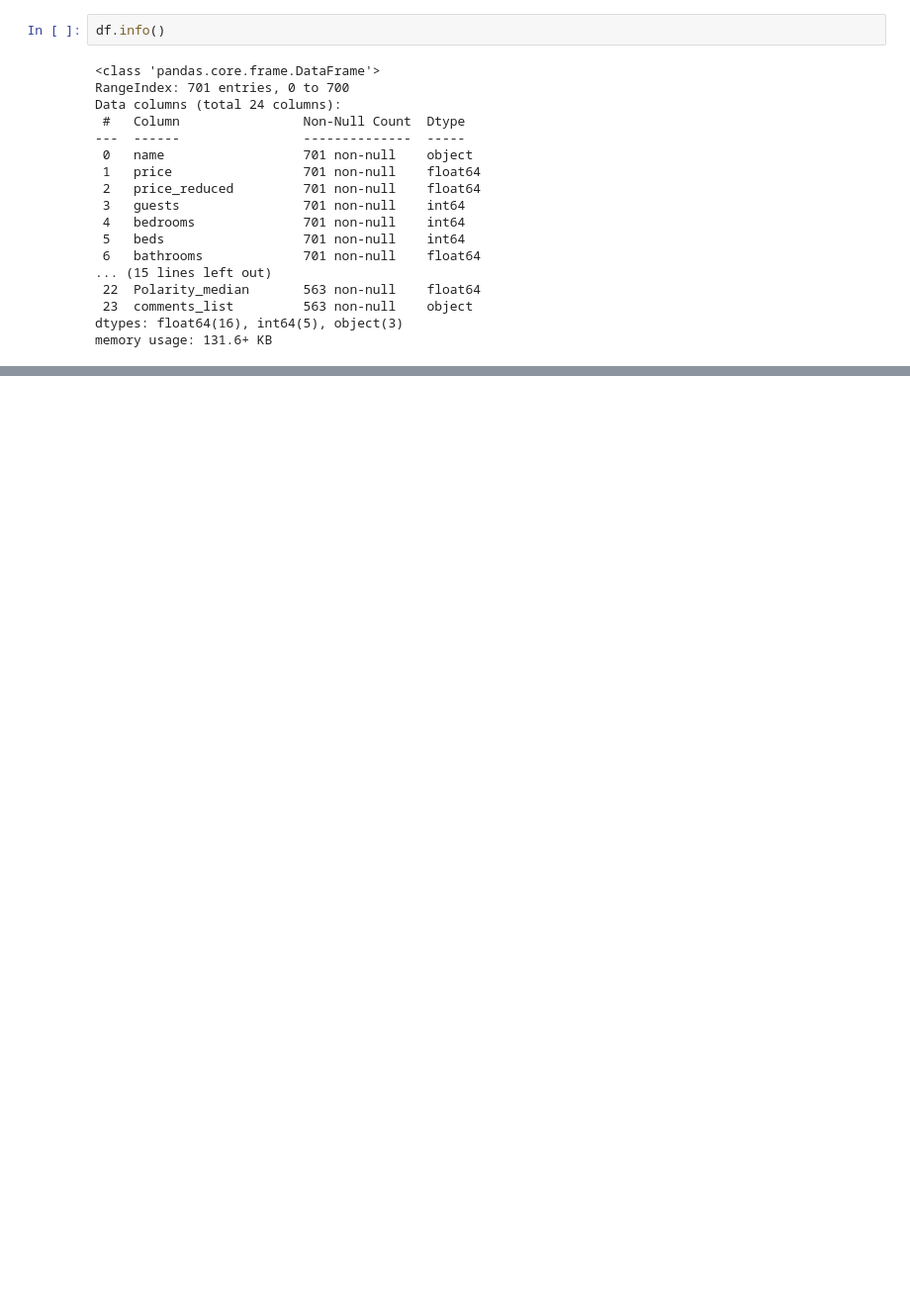
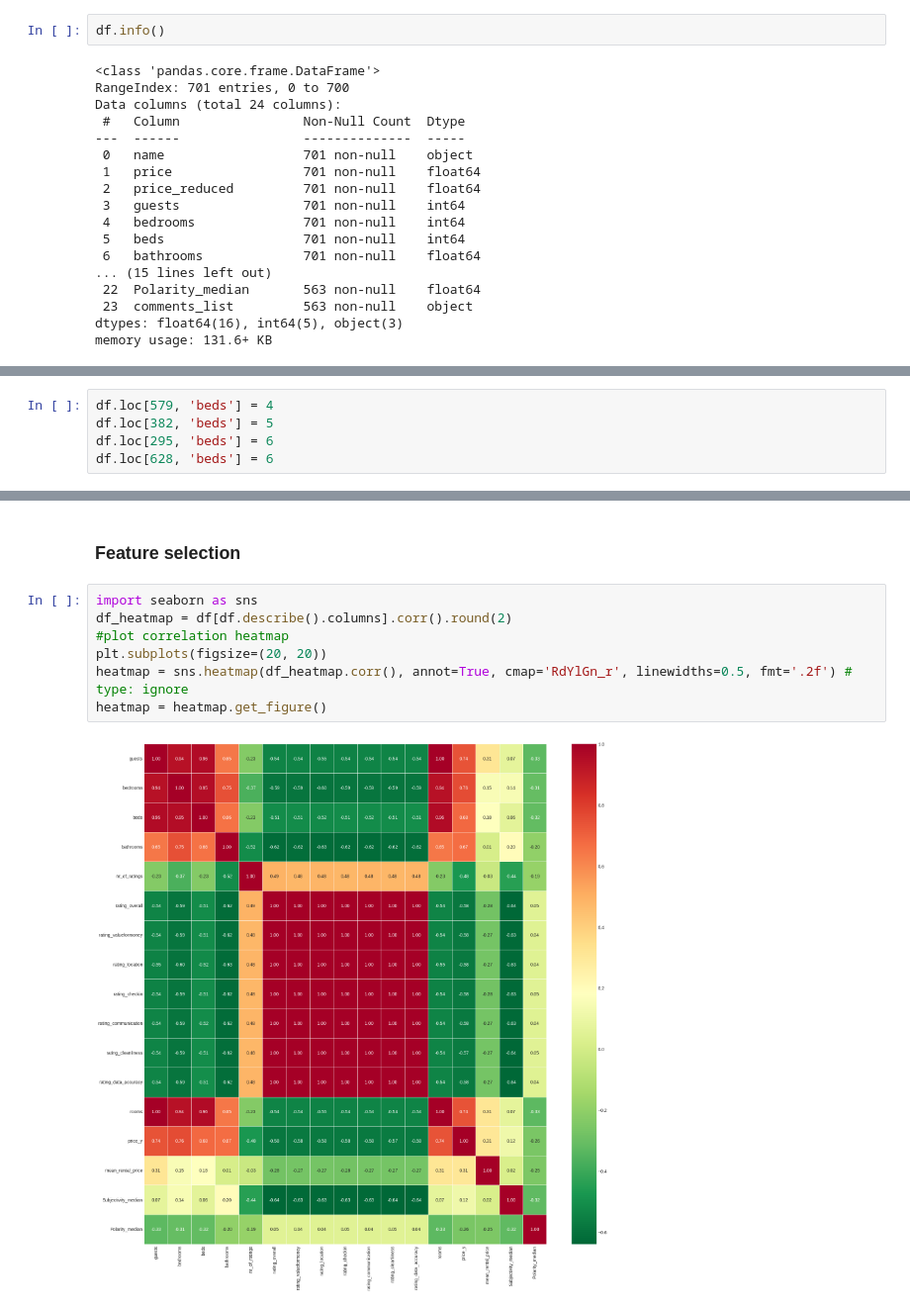
Before and after one commit to sephiran/applied-data-science, a Jupyter notebook: model/price.ipynb, the cells around one changed output, grey strips where cells are left out. Shown at 99% size. Saved outputs shown, nothing was run; the diff lists cells and outputs as text; blank space fills up the shorter version.

```diff
--- a/model/price.ipynb
+++ b/model/price.ipynb
@@ -116,0 +218,5 @@ df[["Polarity_median", "Subjectivity_median", "comments_list", "mean_rental_pric
+# %%
+df.loc[579, 'beds'] = 4
+df.loc[382, 'beds'] = 5
+df.loc[295, 'beds'] = 6
+df.loc[628, 'beds'] = 6
@@ -116,0 +324,11 @@ df[["Polarity_median", "Subjectivity_median", "comments_list", "mean_rental_pric
+# %% [markdown]
+### Feature selection
+# %%
+import seaborn as sns
+df_heatmap = df[df.describe().columns].corr().round(2)
+#plot correlation heatmap
+plt.subplots(figsize=(20, 20))
+heatmap = sns.heatmap(df_heatmap.corr(), annot=True, cmap='RdYlGn_r', linewidths=0.5, fmt='.2f') # type: ignore
+heatmap = heatmap.get_figure()
+# %% [output]
+[figure, added]
```
Also changed, not shown: parts of 44 cells of this notebook, 2 other files.
